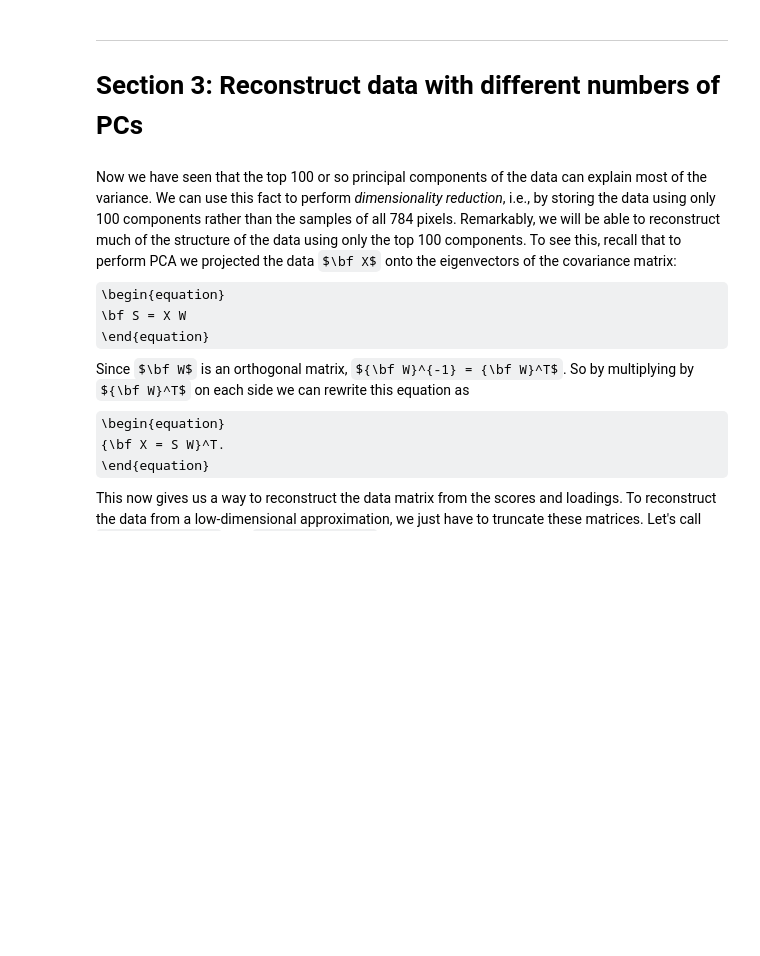
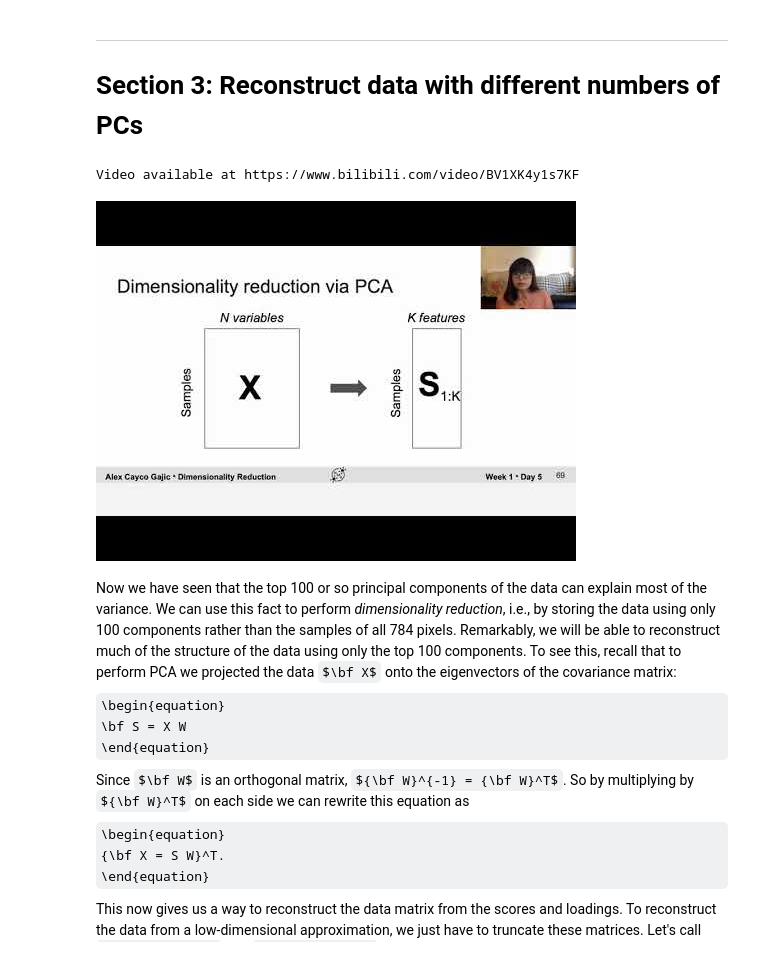
Before and after one commit to txperl/course-content, a Jupyter notebook: tutorials/W1D5_DimensionalityReduction/W1D5_Tutorial3.ipynb, the cells around one changed output. Saved outputs shown, nothing was run; the diff lists cells and outputs as text; code cells hidden in the pictures; some formulas as TeX source; blank space fills up the shorter version.

```diff
--- a/tutorials/W1D5_DimensionalityReduction/W1D5_Tutorial3.ipynb
+++ b/tutorials/W1D5_DimensionalityReduction/W1D5_Tutorial3.ipynb
@@ -482,6 +484,21 @@ with plt.xkcd():
 # %% [markdown]
 ---
 # Section 3: Reconstruct data with different numbers of PCs
+# %%
+# @title Video 2: Data Reconstruction
+from IPython.display import IFrame
+class BiliVideo(IFrame):
+    def __init__(self, id, page=1, width=400, height=300, **kwargs):
+        self.id=id
+        src = "https://player.bilibili.com/player.html?bvid={0}&page={1}".format(id, page)
+        super(BiliVideo, self).__init__(src, width, height, **kwargs)
+
+video = BiliVideo(id='BV1XK4y1s7KF', width=854, height=480, fs=1)
+print("Video available at https://www.bilibili.com/video/{0}".format(video.id))
+video
+# %% [output]
+Video available at https://www.bilibili.com/video/BV1XK4y1s7KF
+[figure, added]
 # %% [markdown]
 Now we have seen that the top 100 or so principal components of the data can explain most of the variance. We can use this fact to perform *dimensionality reduction*, i.e., by storing the data using only 100 components rather than the samples of all 784 pixels. Remarkably, we will be able to reconstruct much of the structure of the data using only the top 100 components. To see this, recall that to perform PCA we projected the data $\bf X$ onto the eigenvectors of the covariance matrix:
 \begin{equation}
```
Also changed, not shown: parts of 2 cells of this notebook, 14 other files.
